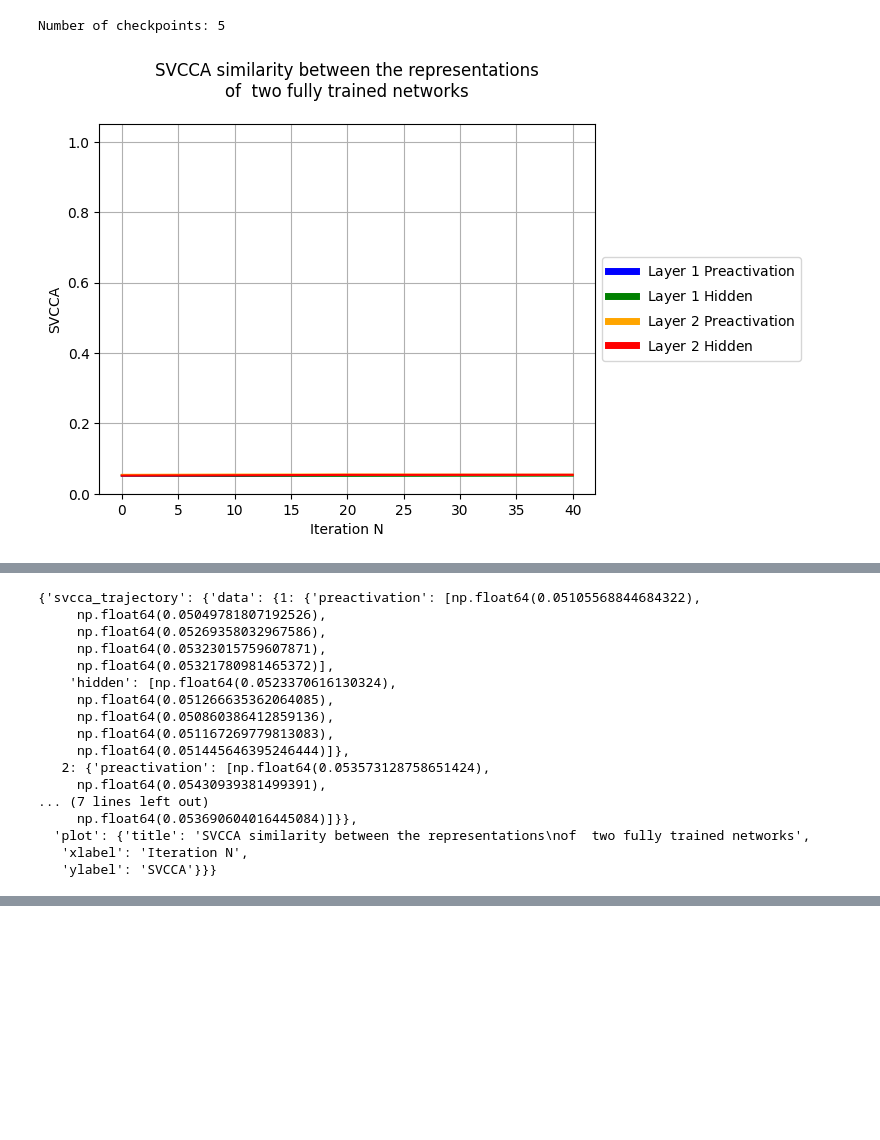
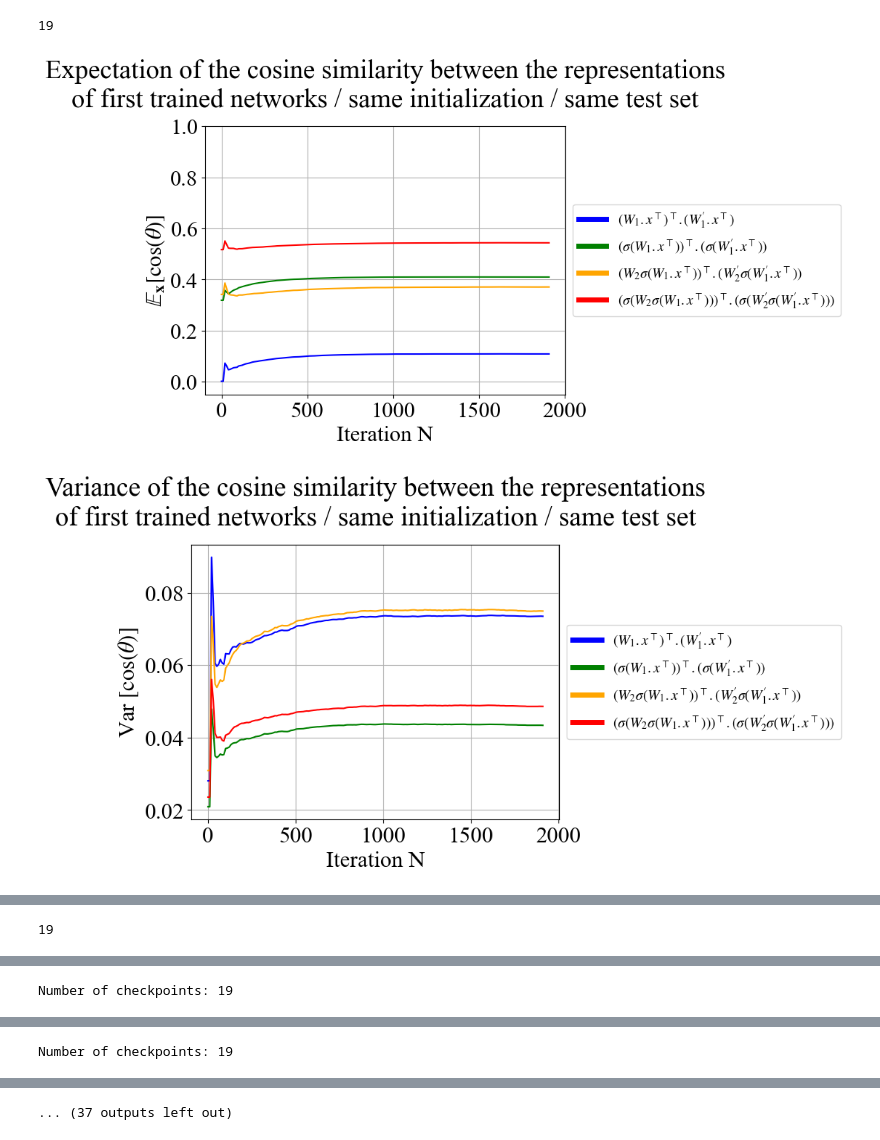
Before and after one commit to HugoVidal1/Stage_P3A_IdePHICS, a Jupyter notebook: ComputationalDepth/Codes/post_processing_lib.ipynb, the cells around one changed output, grey strips where cells are left out. Drawn from its saved outputs; the diff is of its cells as text; code cells hidden in the pictures; blank space fills up the shorter version.

```diff
--- a/ComputationalDepth/Codes/post_processing_lib.ipynb
+++ b/ComputationalDepth/Codes/post_processing_lib.ipynb
@@ -21,6 +21,12 @@ import mup as mup
 from pathlib import Path
 
 device = 'mps'
+# %%
+
+# improve the ploting style
+rcParams['font.family'] = 'Times New Roman'
+rcParams['font.size'] = 22
+rcParams['mathtext.fontset'] = 'stix'
 # %%
 ##### Smoothing features #####
 def lower_envelope(x,y):
@@ -1623,37 +1746,59 @@ def representation_SVCCA_trajectories(model_1, model_2, x_validation, save_path,
 # %%
 ##### 08/07 - Correlations between representations on CIFAR-10 : car-plane #####
 
 
 
-date = '16_07_25'
+date = '21_07_25'
 
 dataset = 'teacher_(d-81_k-1_n-10e5)'
 
-save_path = 'Post-processing/15_07_25/'
+save_path = 'Post-processing/21_07_25/'
 save_path_convergence_speed = save_path + 'Convergence speed/Dataset_' + dataset + '_statistical_results/'
 save_path_normalized_convergence_speed = save_path + 'Normalized convergence speed/Dataset_' + dataset + '_statistical_results/'
 save_path_max_accuracy = save_path + 'Maximum accuracy/Dataset_' + dataset + '_statistical_results/'
 save_path_accuracy_trajectory = save_path + 'Accuracy trajectory/Dataset_' + dataset + '_statistical_results/'
 save_path_loss_trajectory = save_path + 'Loss trajectory/Dataset_' + dataset + '_statistical_results/'
-save_path_overlap = save_path + 'Overlaps/Dataset_' + dataset + '/'
-save_path_covariances = save_path + 'Covariances/Dataset_' + dataset + '/'
-
+save_path_overlap = save_path + 'Representation overlap/Cosine similarity/Dataset_' + dataset + '/'
+save_path_covariances = save_path + 'Representation overlap/Covariances/Dataset_' + dataset + '/'
+save_path_CKA = save_path + 'Representation overlap/CKA/Dataset_' + dataset + '/'
+save_path_SVCCA = save_path + 'Representation overlap/SVCCA/Dataset_' + dataset + '/'
 
 os.makedirs(save_path_convergence_speed, exist_ok=True)
 os.makedirs(save_path_normalized_convergence_speed, exist_ok=True)
 os.makedirs(save_path_max_accuracy, exist_ok=True)
 os.makedirs(save_path_accuracy_trajectory, exist_ok=True)
 os.makedirs(save_path_loss_trajectory, exist_ok=True)
 os.makedirs(save_path_overlap, exist_ok=True)
 os.makedirs(save_path_covariances, exist_ok=True)
 
+type_of_training = 'first trained networks'
+type_of_initialization = 'same initialization'
 
-model_ref_1 = load_data_dictionnary(dataset + "_torch_model_(81+784.2+1)" + '_fully_trained_1', date)
-model_ref_2 = load_data_dictionnary(dataset + "_torch_model_(81+784.2+1)" + '_fully_trained_2', date)
-x_train = torch.load('Classifiers/' + date + '/' + date + '_' + dataset + '_torch_model_(81+784.2+1)_fully_trained_1/training_set.pt')
-x_valid = torch.load('Classifiers/' + date + '/' + date + '_' + dataset + '_torch_model_(81+784.2+1)_fully_trained_1/validation_set.pt')
+model_ref_1 = load_data_dictionnary(dataset + "_torch_model_(81+784.2+1)" + '_first_trained_same_initialization_1', date)
+model_ref_2 = load_data_dictionnary(dataset + "_torch_model_(81+784.2+1)" + '_first_trained_same_initialization_2', date)
+x_train = torch.load('Classifiers/' + date + '/' + date + '_' + dataset + '_torch_model_(81+784.2+1)_first_trained_same_initialization_1/training_set.pt')
+x_valid = torch.load('Classifiers/' + date + '/' + date + '_' + dataset + '_torch_model_(81+784.2+1)_first_trained_same_initialization_2/validation_set.pt')
 
-representation_SVCCA_trajectories(model_ref_1, model_ref_2, [x_valid[:5000], x_valid[5000:10000]], save_path=save_path_overlap, architecture='(81+784.2+1)', add_to_title=' two fully trained networks')
+representation_overlap_trajectories(model_ref_1, model_ref_2, [x_valid[:1000], x_valid[:1000]], save_path=save_path_overlap, architecture='(81+784.2+1)', add_to_title=f'{type_of_training} / {type_of_initialization} / same test set')
+representations_likelyhood_trajectories(model_ref_1, model_ref_2, [x_valid[:1000], x_valid[:1000]], save_path=save_path_covariances, architecture='(81+784.2+1)', add_to_title=f'{type_of_training} / {type_of_initialization} / same test set')
+representation_CKA_trajectories(model_ref_1, model_ref_2, [x_valid[:1000], x_valid[:1000]], save_path=save_path_CKA, architecture='(81+784.2+1)', add_to_title=f'{type_of_training} / {type_of_initialization} / same test set')
+representation_SVCCA_trajectories(model_ref_1, model_ref_2, [x_valid[:1000], x_valid[:1000]], save_path=save_path_SVCCA, architecture='(81+784.2+1)', add_to_title=f'{type_of_training} / {type_of_initialization} / same test set')
+
+representation_overlap_trajectories(model_ref_1, model_ref_2, [x_valid[:1000], x_valid[1000:2000]], save_path=save_path_overlap, architecture='(81+784.2+1)', add_to_title=f'{type_of_training} / {type_of_initialization} / different test set')
+representations_likelyhood_trajectories(model_ref_1, model_ref_2, [x_valid[:1000], x_valid[1000:2000]], save_path=save_path_covariances, architecture='(81+784.2+1)', add_to_title=f'{type_of_training} / {type_of_initialization} / different test set')
+representation_CKA_trajectories(model_ref_1, model_ref_2, [x_valid[:1000], x_valid[1000:2000]], save_path=save_path_CKA, architecture='(81+784.2+1)', add_to_title=f'{type_of_training} / {type_of_initialization} / different test set')
+representation_SVCCA_trajectories(model_ref_1, model_ref_2, [x_valid[:1000], x_valid[1000:2000]], save_path=save_path_SVCCA, architecture='(81+784.2+1)', add_to_title=f'{type_of_training} / {type_of_initialization} / different test set')
+
+representation_overlap_trajectories(model_ref_1, model_ref_2, [x_train[:1000], x_train[:1000]], save_path=save_path_overlap, architecture='(81+784.2+1)', add_to_title=f'{type_of_training} / {type_of_initialization} / same train set')
+representations_likelyhood_trajectories(model_ref_1, model_ref_2, [x_train[:1000], x_train[:1000]], save_path=save_path_covariances, architecture='(81+784.2+1)', add_to_title=f'{type_of_training} / {type_of_initialization} / same train set')
+representation_CKA_trajectories(model_ref_1, model_ref_2, [x_train[:1000], x_train[:1000]], save_path=save_path_CKA, architecture='(81+784.2+1)', add_to_title=f'{type_of_training} / {type_of_initialization} / same train set')
+representation_SVCCA_trajectories(model_ref_1, model_ref_2, [x_train[:1000], x_train[:1000]], save_path=save_path_SVCCA, architecture='(81+784.2+1)', add_to_title=f'{type_of_training} / {type_of_initialization} / same train set')
+
+representation_overlap_trajectories(model_ref_1, model_ref_2, [x_train[:1000], x_train[1000:2000]], save_path=save_path_overlap, architecture='(81+784.2+1)', add_to_title=f'{type_of_training} / {type_of_initialization} / different train set')
+representations_likelyhood_trajectories(model_ref_1, model_ref_2, [x_train[:1000], x_train[1000:2000]], save_path=save_path_covariances, architecture='(81+784.2+1)', add_to_title=f'{type_of_training} / {type_of_initialization} / different train set')
+representation_CKA_trajectories(model_ref_1, model_ref_2, [x_train[:1000], x_train[1000:2000]], save_path=save_path_CKA, architecture='(81+784.2+1)', add_to_title=f'{type_of_training} / {type_of_initialization} / different train set')
+representation_SVCCA_trajectories(model_ref_1, model_ref_2, [x_train[:1000], x_train[1000:2000]], save_path=save_path_SVCCA, architecture='(81+784.2+1)', add_to_title=f'{type_of_training} / {type_of_initialization} / different train set')
 # %% [output]
-Number of checkpoints: 5
+19
-[figure, old version]
+[figure, new version]
+[figure, added]
@@ -1660,17 +1807 @@ Number of checkpoints: 5
-{'svcca_trajectory': {'data': {1: {'preactivation': [np.float64(0.05105568844684322),
-     np.float64(0.05049781807192526),
-     np.float64(0.05269358032967586),
-     np.float64(0.05323015759607871),
-     np.float64(0.05321780981465372)],
-    'hidden': [np.float64(0.0523370616130324),
-     np.float64(0.051266635362064085),
-     np.float64(0.050860386412859136),
-     np.float64(0.051167269779813083),
-     np.float64(0.051445646395246444)]},
-   2: {'preactivation': [np.float64(0.053573128758651424),
-     np.float64(0.05430939381499391),
-... (7 lines left out)
-     np.float64(0.053690604016445084)]}},
-  'plot': {'title': 'SVCCA similarity between the representations\nof  two fully trained networks',
-   'xlabel': 'Iteration N',
-   'ylabel': 'SVCCA'}}}
+19
@@ -1676,0 +1810 @@ Number of checkpoints: 5
+Number of checkpoints: 19
@@ -1676,0 +1812 @@ Number of checkpoints: 5
+Number of checkpoints: 19
@@ -1676,0 +1814 @@ Number of checkpoints: 5
+... (37 outputs left out)
```
Also changed, not shown: parts of 11 cells of this notebook, 2 other files.
